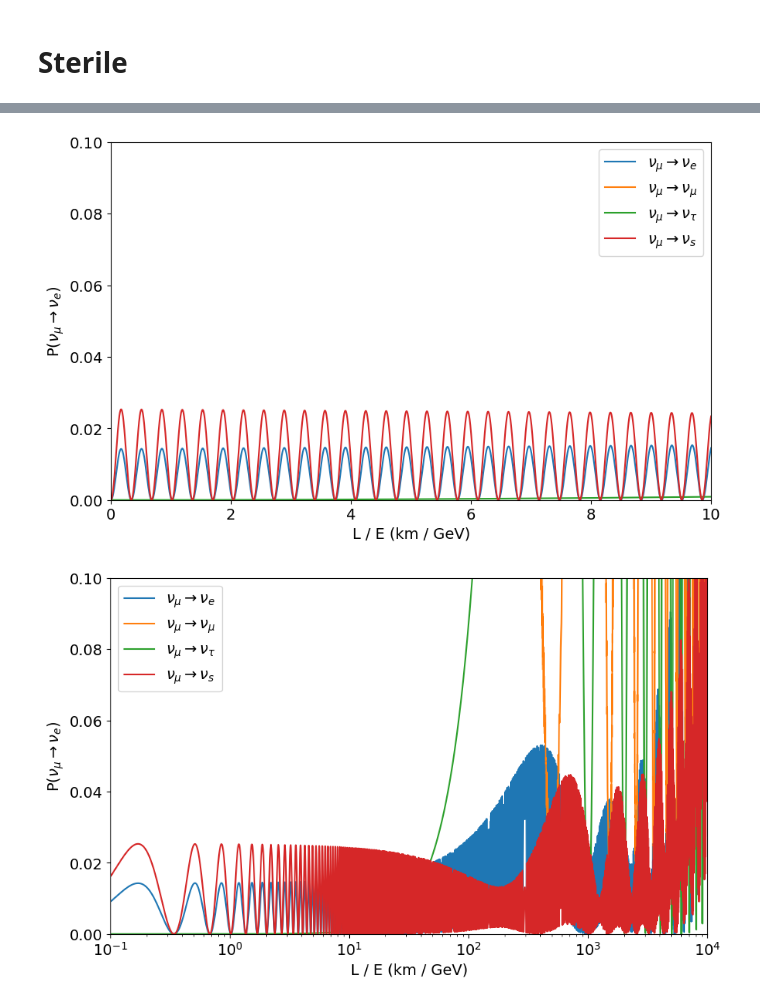
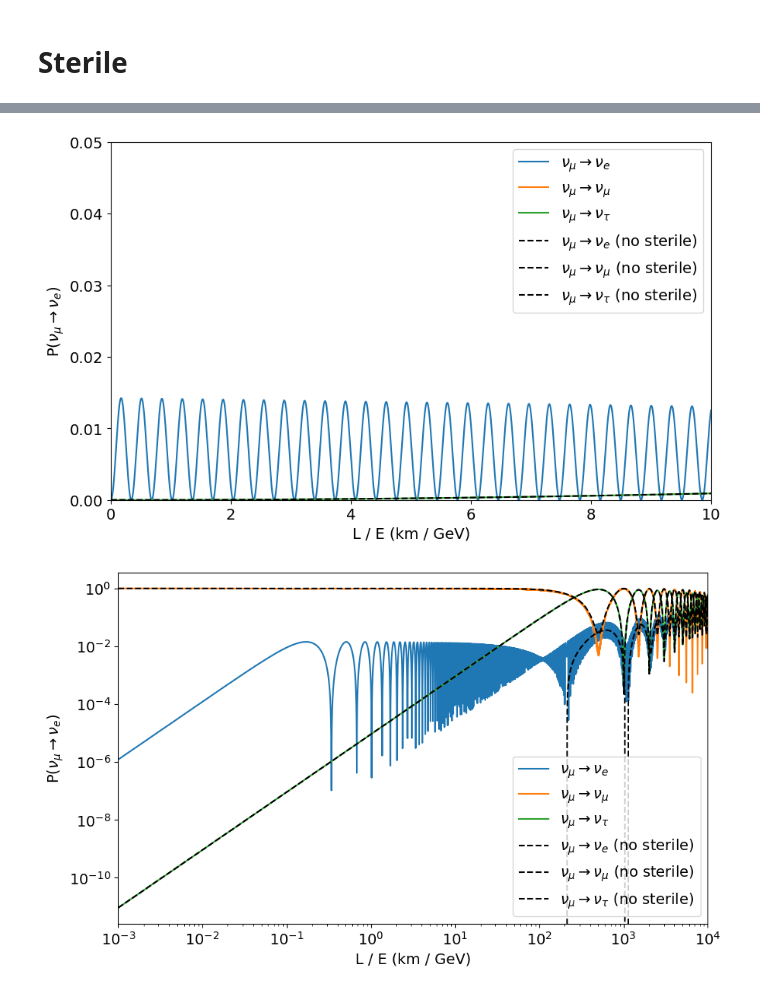
Before and after one commit to leehagaman/neutrino_mixing_plots, a Jupyter notebook: oscillation_plot.ipynb, the cells around one changed output, grey strips where cells are left out. Drawn from its saved outputs; the diff is of its cells as text; code cells hidden in the pictures.

```diff
--- a/oscillation_plot.ipynb
+++ b/oscillation_plot.ipynb
@@ -259,13 +259,19 @@ numu_to_nue_prob_vals = [get_sterile_prob("numu", "nue", L_over_E, U, m1, m2, m3
 numu_to_numu_prob_vals = [get_sterile_prob("numu", "numu", L_over_E, U, m1, m2, m3, m4) for L_over_E in L_over_E_vals]
 numu_to_nutau_prob_vals = [get_sterile_prob("numu", "nutau", L_over_E, U, m1, m2, m3, m4) for L_over_E in L_over_E_vals]
 numu_to_nus_prob_vals = [get_sterile_prob("numu", "nus", L_over_E, U, m1, m2, m3, m4) for L_over_E in L_over_E_vals]
+no_sterile_numu_to_nue_prob_vals = [get_prob("numu", "nue", L_over_E, U, m1, m2, m3) for L_over_E in L_over_E_vals]
+no_sterile_numu_to_numu_prob_vals = [get_prob("numu", "numu", L_over_E, U, m1, m2, m3) for L_over_E in L_over_E_vals]
+no_sterile_numu_to_nutau_prob_vals = [get_prob("numu", "nutau", L_over_E, U, m1, m2, m3) for L_over_E in L_over_E_vals]
 
 plt.rcParams.update({'font.size': 14})
 plt.figure(figsize=(10, 6))
 plt.plot(L_over_E_vals, numu_to_nue_prob_vals, label=r"$\nu_\mu \rightarrow \nu_e$")
 plt.plot(L_over_E_vals, numu_to_numu_prob_vals, label=r"$\nu_\mu \rightarrow \nu_\mu$")
 plt.plot(L_over_E_vals, numu_to_nutau_prob_vals, label=r"$\nu_\mu \rightarrow \nu_\tau$")
-plt.plot(L_over_E_vals, numu_to_nus_prob_vals, label=r"$\nu_\mu \rightarrow \nu_s$")
+plt.plot(L_over_E_vals, no_sterile_numu_to_nue_prob_vals, label=r"$\nu_\mu \rightarrow \nu_e$ (no sterile)", c="k", ls="--")
+plt.plot(L_over_E_vals, no_sterile_numu_to_numu_prob_vals, label=r"$\nu_\mu \rightarrow \nu_\mu$ (no sterile)", c="k", ls="--")
+plt.plot(L_over_E_vals, no_sterile_numu_to_nutau_prob_vals, label=r"$\nu_\mu \rightarrow \nu_\tau$ (no sterile)", c="k", ls="--")
+#plt.plot(L_over_E_vals, numu_to_nus_prob_vals, label=r"$\nu_\mu \rightarrow \nu_s$")
 plt.xlim(L_over_E_vals[0], L_over_E_vals[-1])
 plt.ylim(0, 1)
 plt.xlabel("L / E (km / GeV)")
@@ -278,34 +284,45 @@ numu_to_nue_prob_vals = [get_sterile_prob("numu", "nue", L_over_E, U, m1, m2, m3
 numu_to_numu_prob_vals = [get_sterile_prob("numu", "numu", L_over_E, U, m1, m2, m3, m4) for L_over_E in L_over_E_vals]
 numu_to_nutau_prob_vals = [get_sterile_prob("numu", "nutau", L_over_E, U, m1, m2, m3, m4) for L_over_E in L_over_E_vals]
 numu_to_nus_prob_vals = [get_sterile_prob("numu", "nus", L_over_E, U, m1, m2, m3, m4) for L_over_E in L_over_E_vals]
+no_sterile_numu_to_nue_prob_vals = [get_prob("numu", "nue", L_over_E, U, m1, m2, m3) for L_over_E in L_over_E_vals]
+no_sterile_numu_to_numu_prob_vals = [get_prob("numu", "numu", L_over_E, U, m1, m2, m3) for L_over_E in L_over_E_vals]
+no_sterile_numu_to_nutau_prob_vals = [get_prob("numu", "nutau", L_over_E, U, m1, m2, m3) for L_over_E in L_over_E_vals]
 
 plt.rcParams.update({'font.size': 14})
 plt.figure(figsize=(10, 6))
 plt.plot(L_over_E_vals, numu_to_nue_prob_vals, label=r"$\nu_\mu \rightarrow \nu_e$")
 plt.plot(L_over_E_vals, numu_to_numu_prob_vals, label=r"$\nu_\mu \rightarrow \nu_\mu$")
 plt.plot(L_over_E_vals, numu_to_nutau_prob_vals, label=r"$\nu_\mu \rightarrow \nu_\tau$")
-plt.plot(L_over_E_vals, numu_to_nus_prob_vals, label=r"$\nu_\mu \rightarrow \nu_s$")
+plt.plot(L_over_E_vals, no_sterile_numu_to_nue_prob_vals, label=r"$\nu_\mu \rightarrow \nu_e$ (no sterile)", c="k", ls="--")
+plt.plot(L_over_E_vals, no_sterile_numu_to_numu_prob_vals, label=r"$\nu_\mu \rightarrow \nu_\mu$ (no sterile)", c="k", ls="--")
+plt.plot(L_over_E_vals, no_sterile_numu_to_nutau_prob_vals, label=r"$\nu_\mu \rightarrow \nu_\tau$ (no sterile)", c="k", ls="--")
+#plt.plot(L_over_E_vals, numu_to_nus_prob_vals, label=r"$\nu_\mu \rightarrow \nu_s$")
 plt.xlim(L_over_E_vals[0], L_over_E_vals[-1])
-plt.ylim(0, 0.1)
+plt.ylim(0, 0.05)
 plt.xlabel("L / E (km / GeV)")
 plt.ylabel(r"P($\nu_\mu \rightarrow \nu_e$)")
 plt.legend()
 plt.show()
 
-L_over_E_vals = np.logspace(-1, 4, 10000)
+L_over_E_vals = np.logspace(-3, 4, 10000)
 numu_to_nue_prob_vals = [get_sterile_prob("numu", "nue", L_over_E, U, m1, m2, m3, m4) for L_over_E in L_over_E_vals]
 numu_to_numu_prob_vals = [get_sterile_prob("numu", "numu", L_over_E, U, m1, m2, m3, m4) for L_over_E in L_over_E_vals]
 numu_to_nutau_prob_vals = [get_sterile_prob("numu", "nutau", L_over_E, U, m1, m2, m3, m4) for L_over_E in L_over_E_vals]
 numu_to_nus_prob_vals = [get_sterile_prob("numu", "nus", L_over_E, U, m1, m2, m3, m4) for L_over_E in L_over_E_vals]
+no_sterile_numu_to_nue_prob_vals = [get_prob("numu", "nue", L_over_E, U, m1, m2, m3) for L_over_E in L_over_E_vals]
+no_sterile_numu_to_numu_prob_vals = [get_prob("numu", "numu", L_over_E, U, m1, m2, m3) for L_over_E in L_over_E_vals]
+no_sterile_numu_to_nutau_prob_vals = [get_prob("numu", "nutau", L_over_E, U, m1, m2, m3) for L_over_E in L_over_E_vals]
 
 plt.rcParams.update({'font.size': 14})
 plt.figure(figsize=(10, 6))
 plt.plot(L_over_E_vals, numu_to_nue_prob_vals, label=r"$\nu_\mu \rightarrow \nu_e$")
 plt.plot(L_over_E_vals, numu_to_numu_prob_vals, label=r"$\nu_\mu \rightarrow \nu_\mu$")
 plt.plot(L_over_E_vals, numu_to_nutau_prob_vals, label=r"$\nu_\mu \rightarrow \nu_\tau$")
-plt.plot(L_over_E_vals, numu_to_nus_prob_vals, label=r"$\nu_\mu \rightarrow \nu_s$")
+plt.plot(L_over_E_vals, no_sterile_numu_to_nue_prob_vals, label=r"$\nu_\mu \rightarrow \nu_e$ (no sterile)", c="k", ls="--")
+plt.plot(L_over_E_vals, no_sterile_numu_to_numu_prob_vals, label=r"$\nu_\mu \rightarrow \nu_\mu$ (no sterile)", c="k", ls="--")
+plt.plot(L_over_E_vals, no_sterile_numu_to_nutau_prob_vals, label=r"$\nu_\mu \rightarrow \nu_\tau$ (no sterile)", c="k", ls="--")
 plt.xlim(L_over_E_vals[0], L_over_E_vals[-1])
-plt.ylim(0, 0.1)
+plt.yscale("log")
 plt.xlabel("L / E (km / GeV)")
 plt.xscale("log")
 plt.ylabel(r"P($\nu_\mu \rightarrow \nu_e$)")
@@ -316,2 +333,2 @@ plt.show()
-[figure, old version]
+[figure, new version]
-[figure, old version]
+[figure, new version]
```
Also changed, not shown: parts of 3 cells of this notebook.
